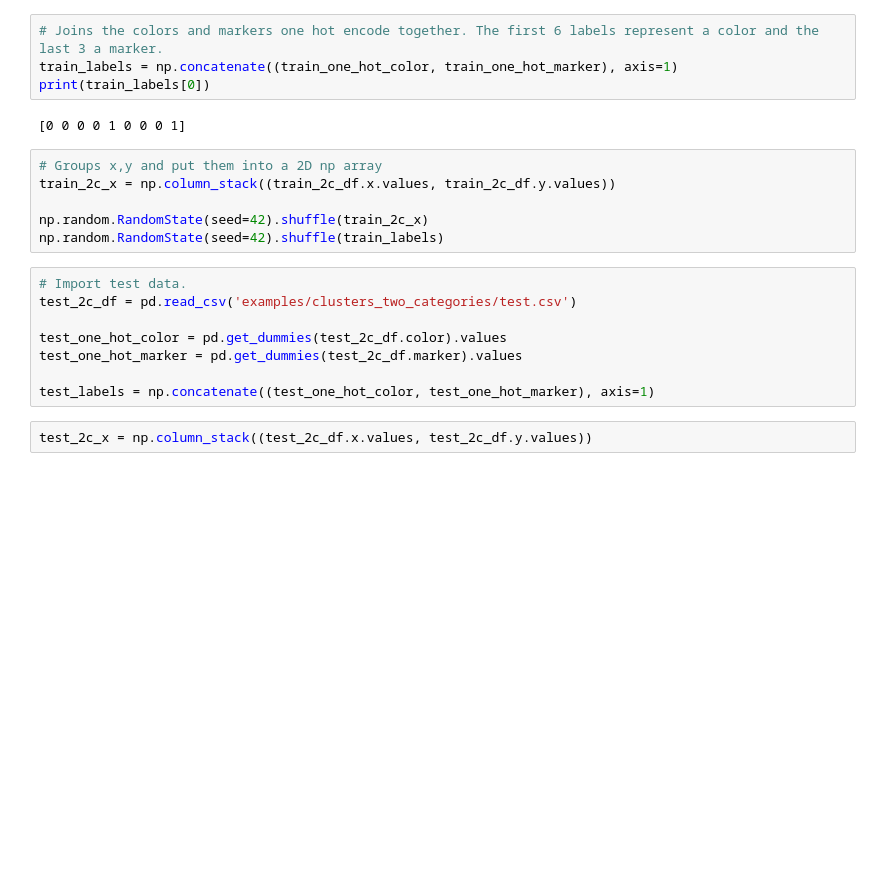
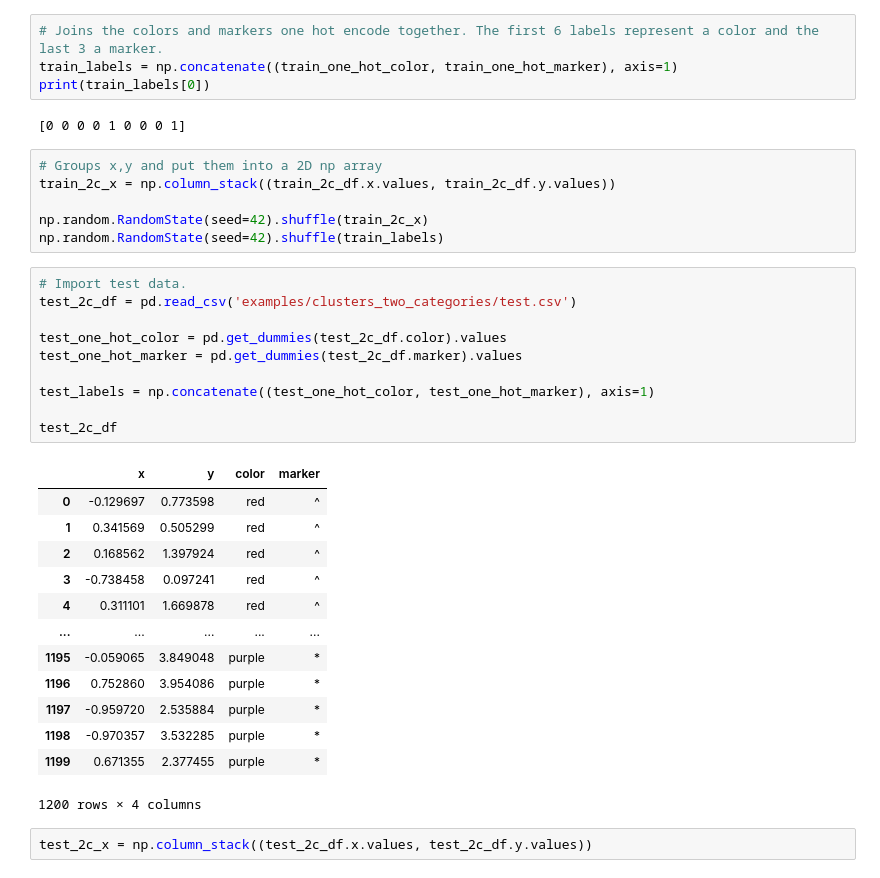
Before and after one commit to ShaneOG2/machstat-assessment, a Jupyter notebook: Practicals/Regular Tasks/Topic 4 - Machine Learning.ipynb, the cells around one changed output. Drawn from its saved outputs; the diff is of its cells as text; blank space fills up the shorter version.

```diff
--- a/Practicals/Regular Tasks/Topic 4 - Machine Learning.ipynb
+++ b/Practicals/Regular Tasks/Topic 4 - Machine Learning.ipynb
@@ -491,11 +531,27 @@ np.random.RandomState(seed=42).shuffle(train_labels)
 # %%
 # Import test data.
 test_2c_df = pd.read_csv('examples/clusters_two_categories/test.csv')
 
 test_one_hot_color = pd.get_dummies(test_2c_df.color).values
 test_one_hot_marker = pd.get_dummies(test_2c_df.marker).values
 
 test_labels = np.concatenate((test_one_hot_color, test_one_hot_marker), axis=1)
+
+test_2c_df
+# %% [output]
+|  | x | y | color | marker |
+| 0 | -0.129697 | 0.773598 | red | ^ |
+| 1 | 0.341569 | 0.505299 | red | ^ |
+| 2 | 0.168562 | 1.397924 | red | ^ |
+| 3 | -0.738458 | 0.097241 | red | ^ |
+| 4 | 0.311101 | 1.669878 | red | ^ |
+| ... | ... | ... | ... | ... |
+| 1195 | -0.059065 | 3.849048 | purple | * |
+| 1196 | 0.752860 | 3.954086 | purple | * |
+| 1197 | -0.959720 | 2.535884 | purple | * |
+| 1198 | -0.970357 | 3.532285 | purple | * |
+| 1199 | 0.671355 | 2.377455 | purple | * |
+1200 rows × 4 columns
 # %%
 test_2c_x = np.column_stack((test_2c_df.x.values, test_2c_df.y.values))
 # %%
```
Also changed, not shown: parts of 8 cells of this notebook.
